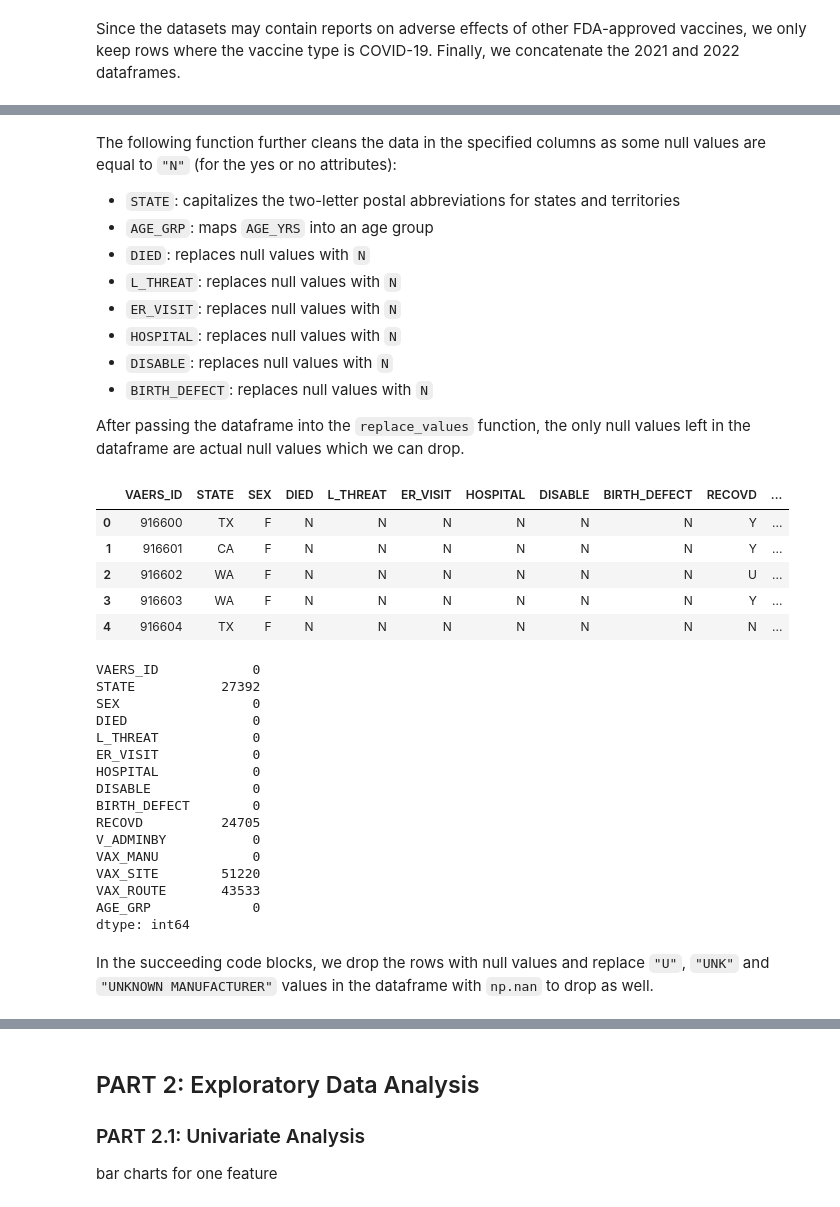
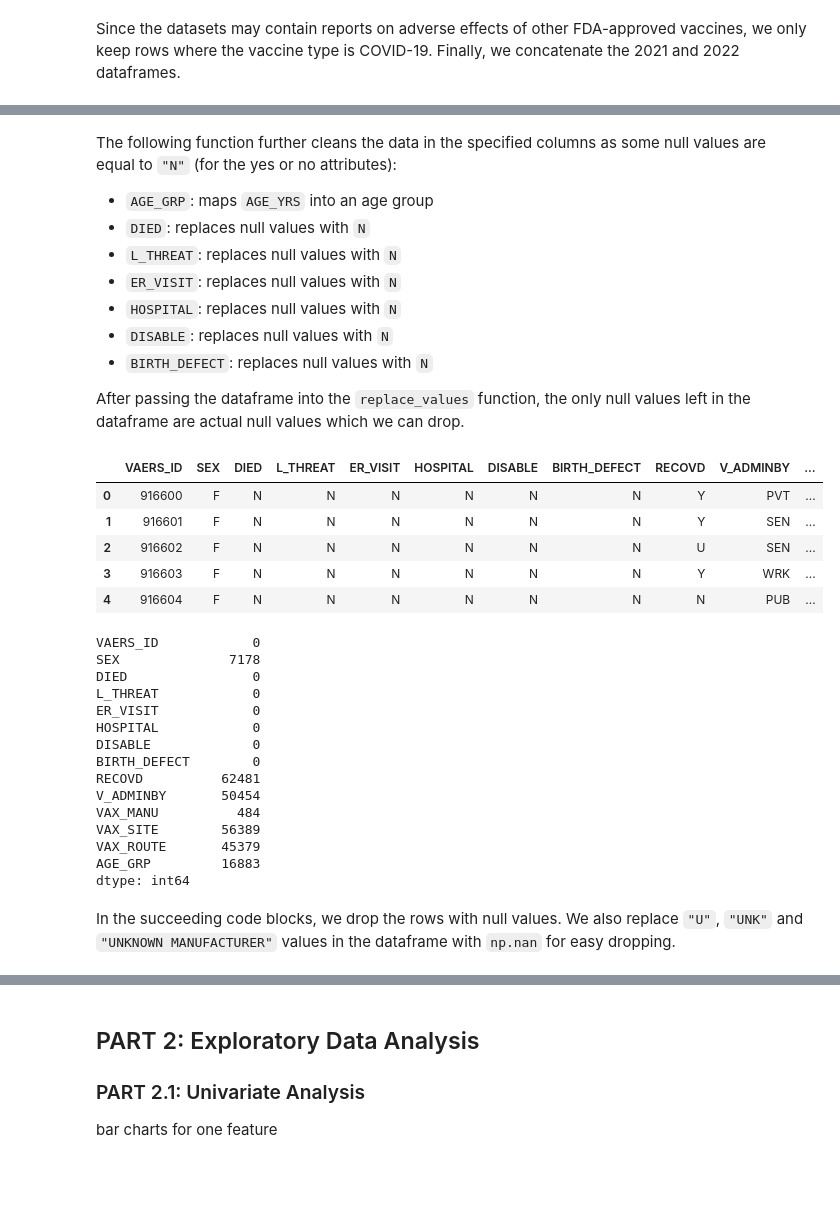
Before and after one commit to beyatris/VaxxAId, a Jupyter notebook: main/vaxxaid.ipynb, the cells around one changed output, grey strips where cells are left out. Drawn from its saved outputs; the diff is of its cells as text; code cells hidden in the pictures; blank space fills up the shorter version.

```diff
--- a/main/vaxxaid.ipynb
+++ b/main/vaxxaid.ipynb
@@ -57,7 +57,7 @@ patients2022 = patients2022[patients2022['VAX_TYPE']=='COVID19']
 patients = pd.concat([patients2021, patients2022], axis=0)
 
 features = [
-    'VAERS_ID','STATE','AGE_YRS','SEX','DIED','L_THREAT',
+    'VAERS_ID','AGE_YRS','SEX','DIED','L_THREAT',
     'ER_VISIT','HOSPITAL','DISABLE','BIRTH_DEFECT','RECOVD',
     'V_ADMINBY','VAX_TYPE','VAX_MANU','VAX_SITE','VAX_ROUTE'
     ]
@@ -106,7 +105,6 @@ Described in the following table are the attributes for the clustering process.
 | `VAX_ROUTE`    | char(6)   | Vaccine route of administration                             |
 # %% [markdown]
 The following function further cleans the data in the specified columns as some null values are equal to `"N"` (for the yes or no attributes):
-- `STATE`: capitalizes the two-letter postal abbreviations for states and territories
 - `AGE_GRP`: maps `AGE_YRS` into an age group
 - `DIED`: replaces null values with `N`
 - `L_THREAT`: replaces null values with `N`
@@ -118,54 +116,52 @@ The following function further cleans the data in the specified columns as some
 After passing the dataframe into the `replace_values` function, the only null values left in the dataframe are actual null values which we can drop.
 # %%
 def replace_values(df):
-    df['STATE'] = df['STATE'].str.upper()
-
     # Add a new column, AGE_GRP, and drop AGE_YRS
     age_max = df['AGE_YRS'].max()
     multiplier = 10 ** -1
     agegrp_max = int(math.ceil(age_max * multiplier) / multiplier)
     age_grp = [i for i in range(0,agegrp_max+1,10)]
     df['AGE_GRP'] = pd.cut(x=df['AGE_YRS'], bins=age_grp).astype(str)
     df = df.drop(['AGE_YRS'],axis=1)
 
     # Fill na with the following corresponding values
     values = {'DIED': 'N', 'L_THREAT': 'N', 'ER_VISIT': 'N', 'HOSPITAL':'N', 'DISABLE':'N', 'BIRTH_DEFECT':'N'}
     df = df.fillna(value=values)
 
     return df
 
 patients = replace_values(patients)
 patients.head()
 # %% [output]
-|  | VAERS_ID | STATE | SEX | DIED | L_THREAT | ER_VISIT | HOSPITAL | DISABLE | BIRTH_DEFECT | RECOVD | ... |
-| 0 | 916600 | TX | F | N | N | N | N | N | N | Y | ... |
-| 1 | 916601 | CA | F | N | N | N | N | N | N | Y | ... |
-| 2 | 916602 | WA | F | N | N | N | N | N | N | U | ... |
-| 3 | 916603 | WA | F | N | N | N | N | N | N | Y | ... |
-| 4 | 916604 | TX | F | N | N | N | N | N | N | N | ... |
+|  | VAERS_ID | SEX | DIED | L_THREAT | ER_VISIT | HOSPITAL | DISABLE | BIRTH_DEFECT | RECOVD | V_ADMINBY | ... |
+| 0 | 916600 | F | N | N | N | N | N | N | Y | PVT | ... |
+| 1 | 916601 | F | N | N | N | N | N | N | Y | SEN | ... |
+| 2 | 916602 | F | N | N | N | N | N | N | U | SEN | ... |
+| 3 | 916603 | F | N | N | N | N | N | N | Y | WRK | ... |
+| 4 | 916604 | F | N | N | N | N | N | N | N | PUB | ... |
 # %%
 # Checking the number of null values
 
+patients.replace(["U","UN","UNK","UNKNOWN MANUFACTURER","nan"], np.nan, inplace=True)
 patients.isna().sum()
 # %% [output]
 VAERS_ID            0
-STATE           27392
-SEX                 0
+SEX              7178
 DIED                0
 L_THREAT            0
 ER_VISIT            0
 HOSPITAL            0
 DISABLE             0
 BIRTH_DEFECT        0
-RECOVD          24705
-V_ADMINBY           0
-VAX_MANU            0
-VAX_SITE        51220
-VAX_ROUTE       43533
-AGE_GRP             0
+RECOVD          62481
+V_ADMINBY       50454
+VAX_MANU          484
+VAX_SITE        56389
+VAX_ROUTE       45379
+AGE_GRP         16883
 dtype: int64
 # %% [markdown]
-In the succeeding code blocks, we drop the rows with null values and replace `"U"`, `"UNK"` and `"UNKNOWN MANUFACTURER"` values in the dataframe with `np.nan` to drop as well.
+In the succeeding code blocks, we drop the rows with null values. We also replace `"U"`, `"UNK"` and `"UNKNOWN MANUFACTURER"` values in the dataframe with `np.nan` for easy dropping.
 # %%
 patients.dropna(inplace=True)
 patients.isna().sum()
```
Also changed, not shown: parts of 26 cells of this notebook, 3 other files.
